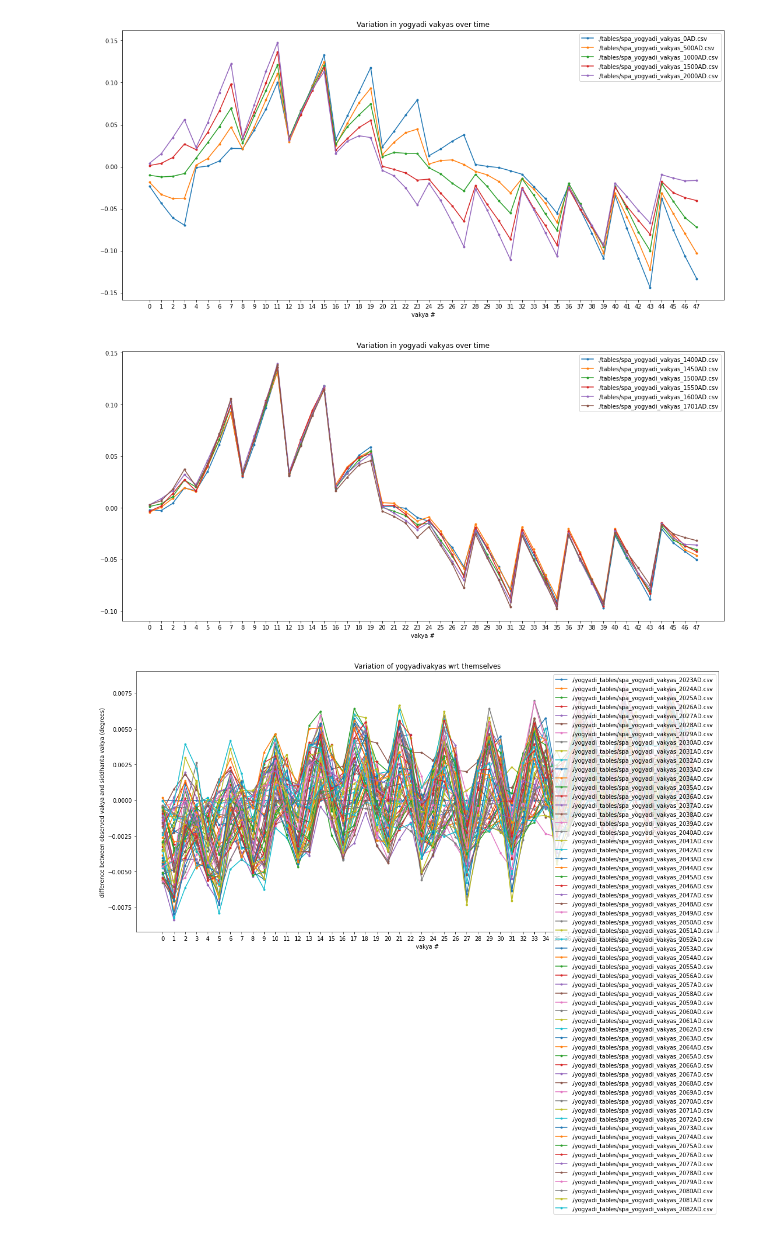
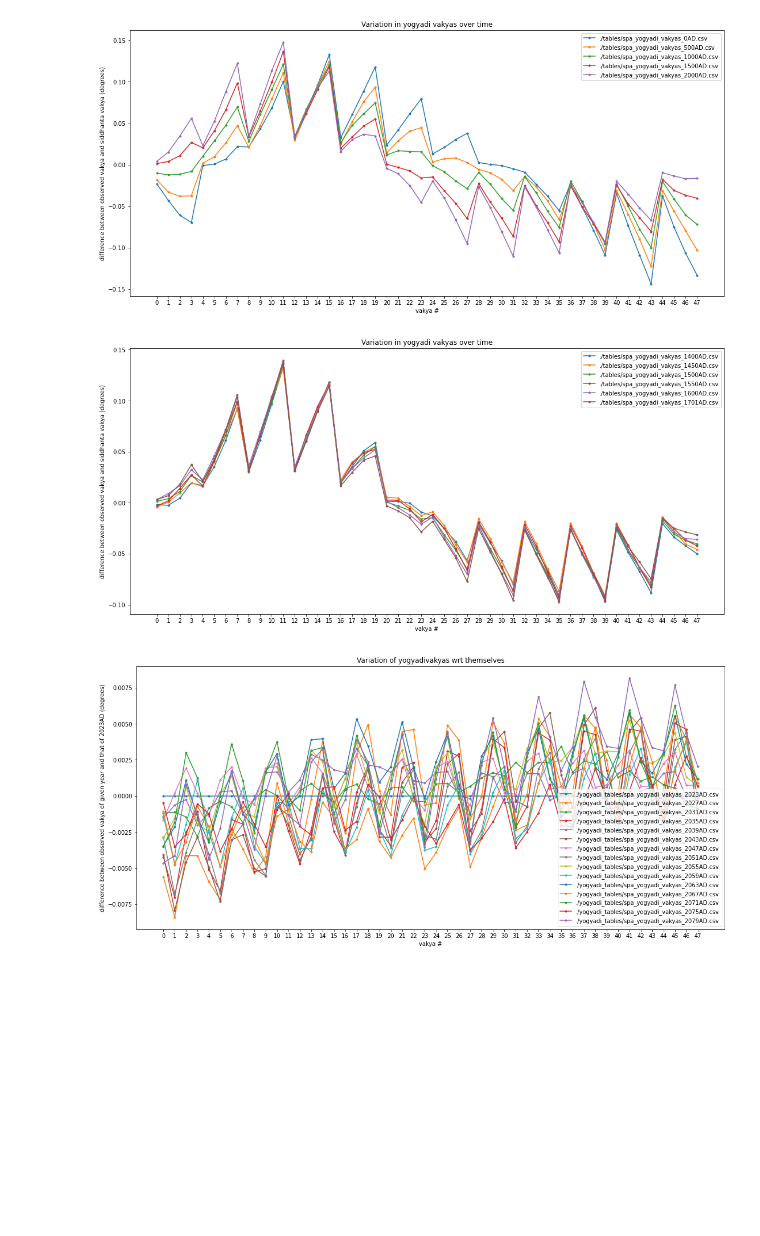
Before and after one commit to aniketh-g/vAkyapaJcAGgam, a Jupyter notebook: SPA_c_implementation/yogyadi_vakya_variation_plots.ipynb, the cells around one changed output. Drawn from its saved outputs; the diff is of its cells as text; code cells hidden in the pictures; blank space fills up the shorter version.

```diff
--- a/SPA_c_implementation/yogyadi_vakya_variation_plots.ipynb
+++ b/SPA_c_implementation/yogyadi_vakya_variation_plots.ipynb
@@ -5,7 +5,7 @@ import pandas as pd
 
 sid_vakya_list = pd.read_csv('./tables/siddhanta_yogyadi_vakyas.csv') #vakya-s as predicted in siddhanta
 
-vakya_list_files = ['./yogyadi_tables/spa_yogyadi_vakyas_%sAD.csv'%year for year in range(2023,2083)]
+vakya_list_files = ['./yogyadi_tables/spa_yogyadi_vakyas_%sAD.csv'%year for year in range(2023,2083,4)]
 ref_vakya_list = sid_vakya_list
 
 for vakya_list_file in vakya_list_files:
@@ -51,6 +51,7 @@ for vakya_list_file in vakya_list_files:
 
 
 plt.title('Variation in yogyadi vakyas over time')
+plt.ylabel('difference between observed vakya and siddhanta vakya (degrees)')
 plt.xlabel('vakya #')
 plt.xticks(range(48))
 fig = plt.gcf()
@@ -58,7 +59,7 @@ fig.set_size_inches(18.5, 8.5)
 plt.legend()
 plt.show()
 # %% [output]
-[figure, old version]
+[figure, new version]
 # %%
 vakya_list_files = ['./tables/spa_yogyadi_vakyas_%sAD.csv'%year for year in [1400,1450,1500,1550,1600,1701]]
 ref_vakya_list = sid_vakya_list
@@ -67,6 +68,7 @@ for vakya_list_file in vakya_list_files:
     plt.plot(range(48), np.subtract(vakya_list['true_long (na)'],ref_vakya_list['true_long (na)']), '.-', label='%s'%vakya_list_file)
 
 plt.title('Variation in yogyadi vakyas over time')
+plt.ylabel('difference between observed vakya and siddhanta vakya (degrees)')
 plt.xlabel('vakya #')
 plt.xticks(range(48))
 fig = plt.gcf()
@@ -74,23 +76,23 @@ fig.set_size_inches(18.5, 8.5)
 plt.legend()
 plt.show()
 # %% [output]
-[figure, old version]
+[figure, new version]
 # %%
-vakya_list_files = ['./yogyadi_tables/spa_yogyadi_vakyas_%sAD.csv'%year for year in range(2023,2083)]
+vakya_list_files = ['./yogyadi_tables/spa_yogyadi_vakyas_%sAD.csv'%year for year in range(2023,2083,4)]
 ref_vakya_list = pd.read_csv('./yogyadi_tables/spa_yogyadi_vakyas_2023AD.csv')
 
 for vakya_list_file in vakya_list_files:
     vakya_list = pd.read_csv(vakya_list_file)
     plt.plot(range(48), np.subtract(vakya_list['true_long (na)'],ref_vakya_list['true_long (na)']), '.-', label='%s'%vakya_list_file)
 
 plt.title('Variation of yogyadivakyas wrt themselves')
-plt.ylabel('difference between observed vakya and siddhanta vakya (degrees)')
+plt.ylabel('difference between observed vakya of given year and that of 2023AD (degrees)')
 plt.xlabel('vakya #')
 plt.xticks(range(48))
 # plt.ylim(-0.16,0.16)
 fig = plt.gcf()
 fig.set_size_inches(18.5, 8.5)
 plt.legend()
 plt.show()
 # %% [output]
-[figure, old version]
+[figure, new version]
```
Also changed, not shown: parts of 2 cells of this notebook.
